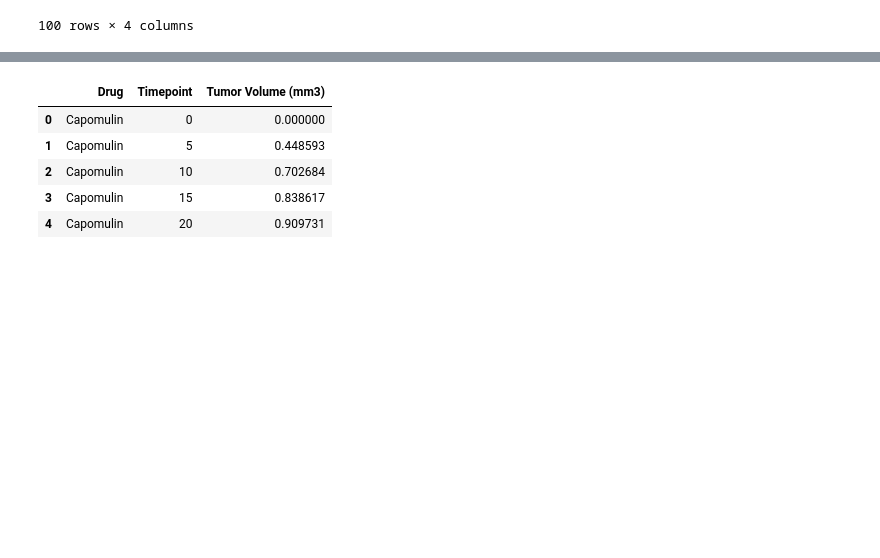
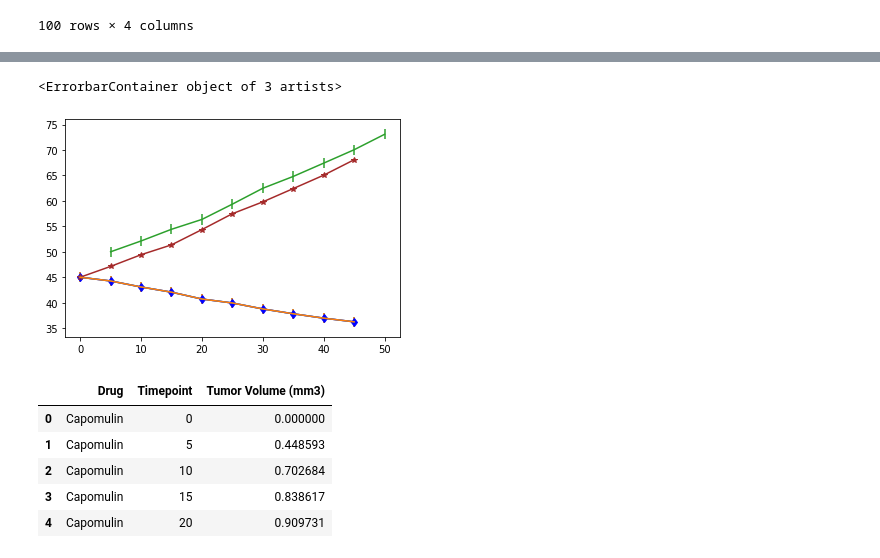
Before and after one commit to grybk1/matplotlib-challange, a Jupyter notebook: Pymaceuticals/pymaceuticals_starter.ipynb, the cells around one changed output, grey strips where cells are left out. Saved outputs shown, nothing was run; the diff lists cells and outputs as text; code cells hidden in the pictures; blank space fills up the shorter version.

```diff
--- a/Pymaceuticals/pymaceuticals_starter.ipynb
+++ b/Pymaceuticals/pymaceuticals_starter.ipynb
@@ -136,3 +218,21 @@ plt.show()
+# %%
+
+yerror=1
+drug_s='Capomulin'
+x_axis=grouped_df.loc[grouped_df["Drug"]==drug_s,["Timepoint"]].to_numpy()
+y_axis=grouped_df.loc[grouped_df["Drug"]==drug_s,["Tumor Volume (mm3)"]].to_numpy()
+Capomulin,=plt.plot(x_axis,y_axis, color="blue", label=drug_s ,marker="d")
+plt.errorbar(x_axis,y_axis, yerr=yerror )
+plt.errorbar(x_axis,y_axis, yerr=yerror )
+
+drug_s=  'Placebo'
+x_axis=grouped_df.loc[grouped_df["Drug"]==drug_s,["Timepoint"]].to_numpy()
+y_axis=grouped_df.loc[grouped_df["Drug"]==drug_s,["Tumor Volume (mm3)"]].to_numpy()
+Placebo,=plt.plot(x_axis,y_axis, color="brown", label=drug_s,marker="*"  )
+plt.errorbar(x_axis+5,y_axis+5, yerr=yerror )
+# %% [output]
+<ErrorbarContainer object of 3 artists>
+[figure, added]
 # %%
 # Store the Standard Error of Tumor Volumes Grouped by Drug and Timepoint
 
```
Also changed, not shown: parts of 4 cells of this notebook, 8 other files.
